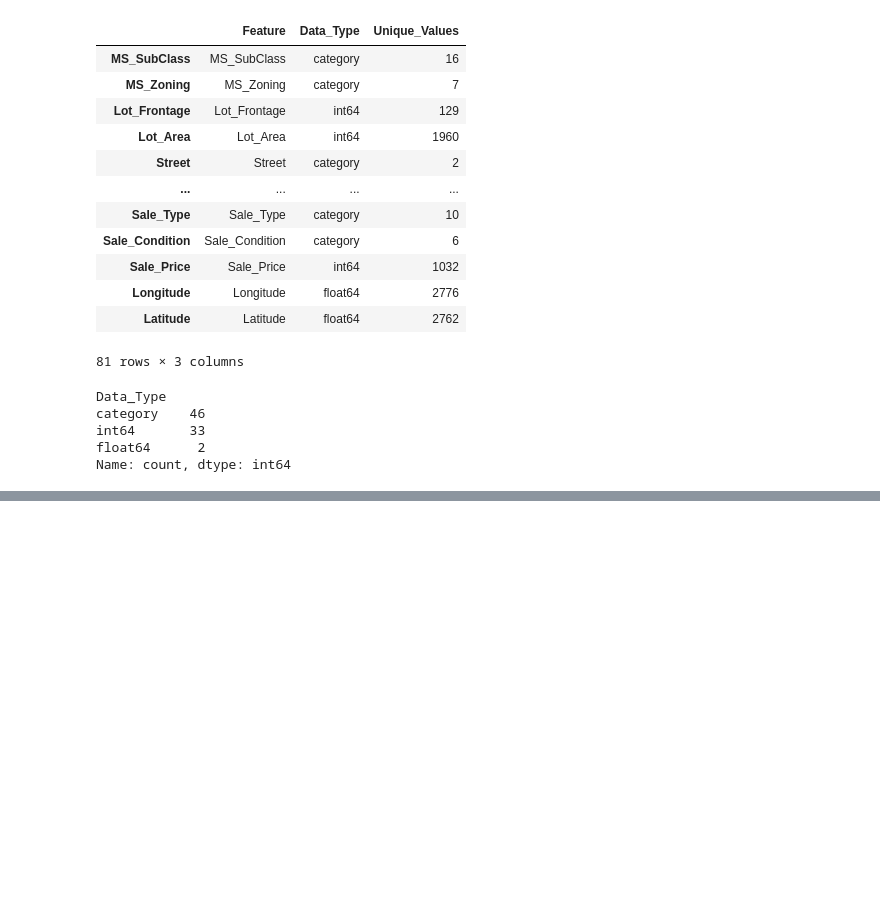
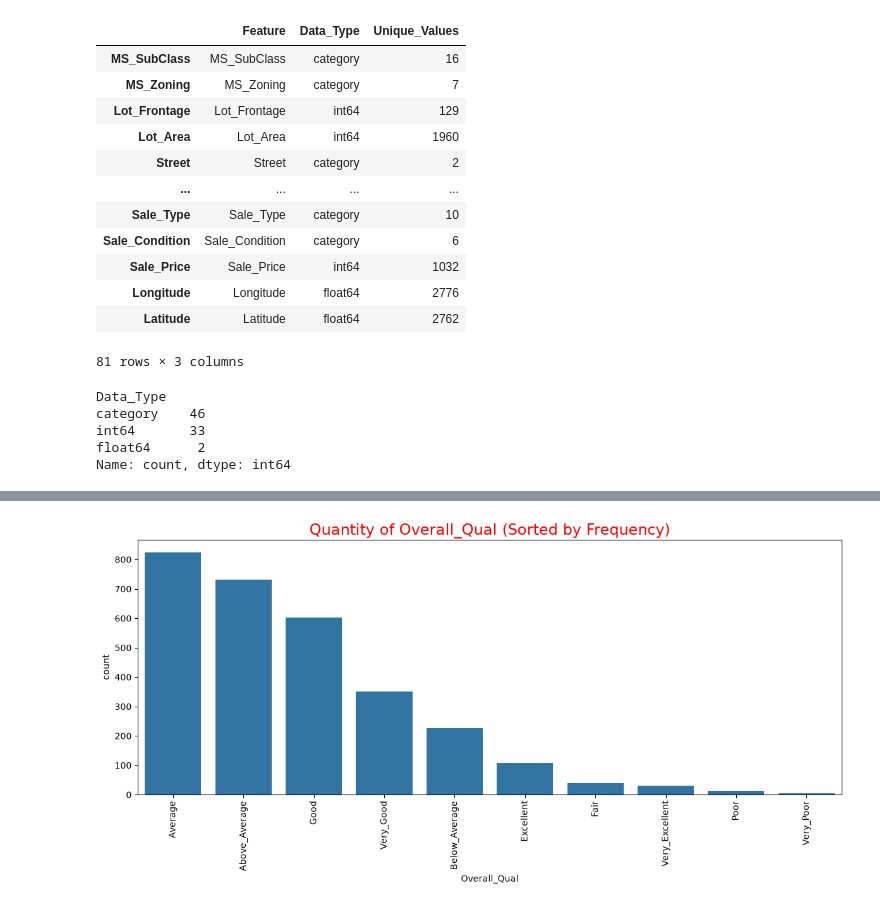
Before and after one commit to Mohamadzf23/ames-housing-price-prediction, a Jupyter notebook: src/ames_housing_price_prediction.ipynb, the cells around one changed output, grey strips where cells are left out. Saved outputs shown, nothing was run; the diff lists cells and outputs as text; code cells hidden in the pictures; blank space fills up the shorter version.

```diff
--- a/src/ames_housing_price_prediction.ipynb
+++ b/src/ames_housing_price_prediction.ipynb
@@ -358,0 +469,16 @@ Name: count, dtype: int64
+# %%
+fig, ax = plt.subplots(figsize=(12, 6))
+
+my_order = df['Overall_Qual'].value_counts().index
+sns.countplot(
+    data=df,
+    x='Overall_Qual',
+    order=my_order
+)
+
+ax.set_title('Quantity of Overall_Qual (Sorted by Frequency)', size=17, color='red')
+plt.xticks(rotation=90)
+fig.tight_layout()
+plt.show()
+# %% [output]
+[figure, added]
```
Also changed, not shown: parts of 56 cells of this notebook.
